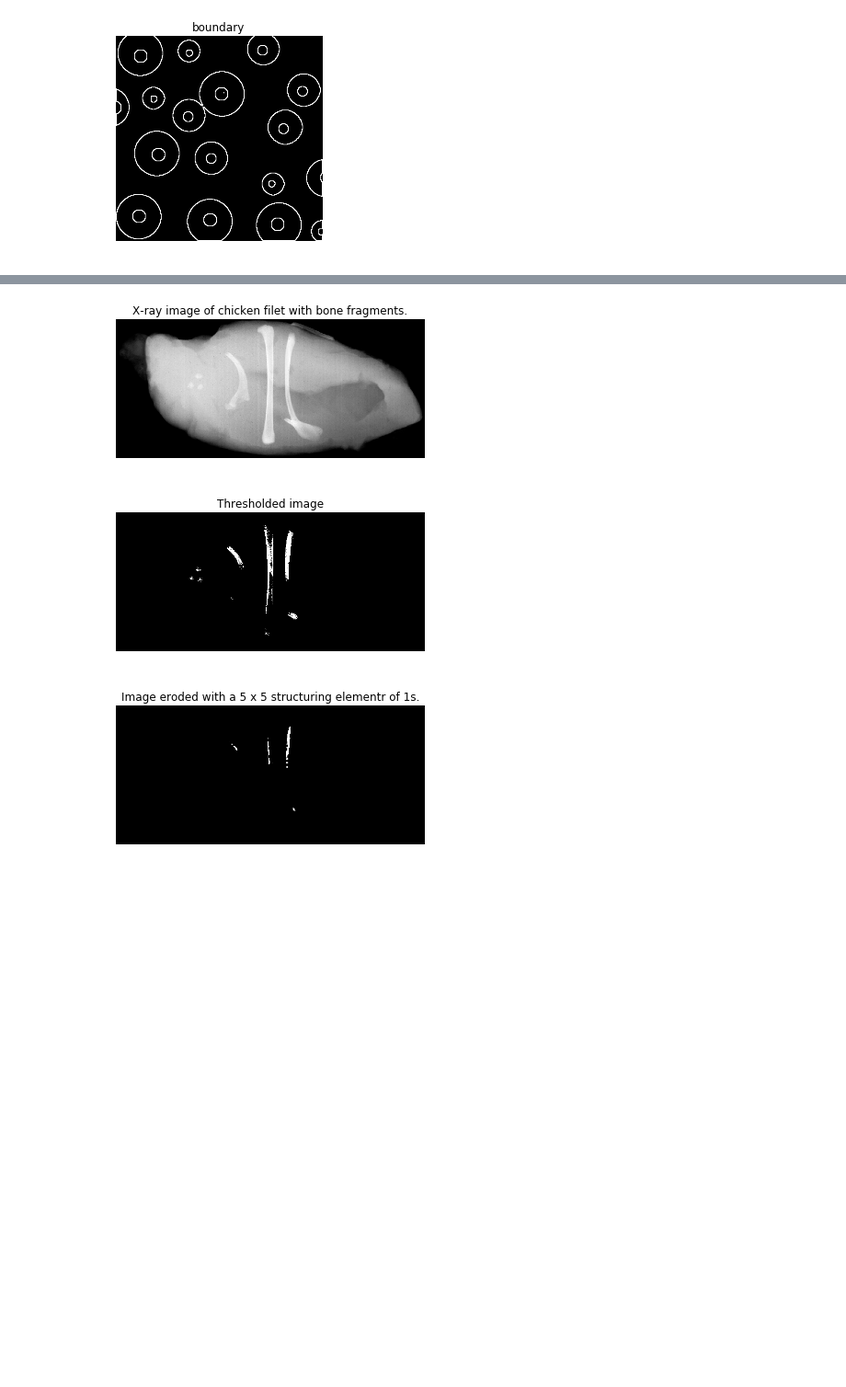
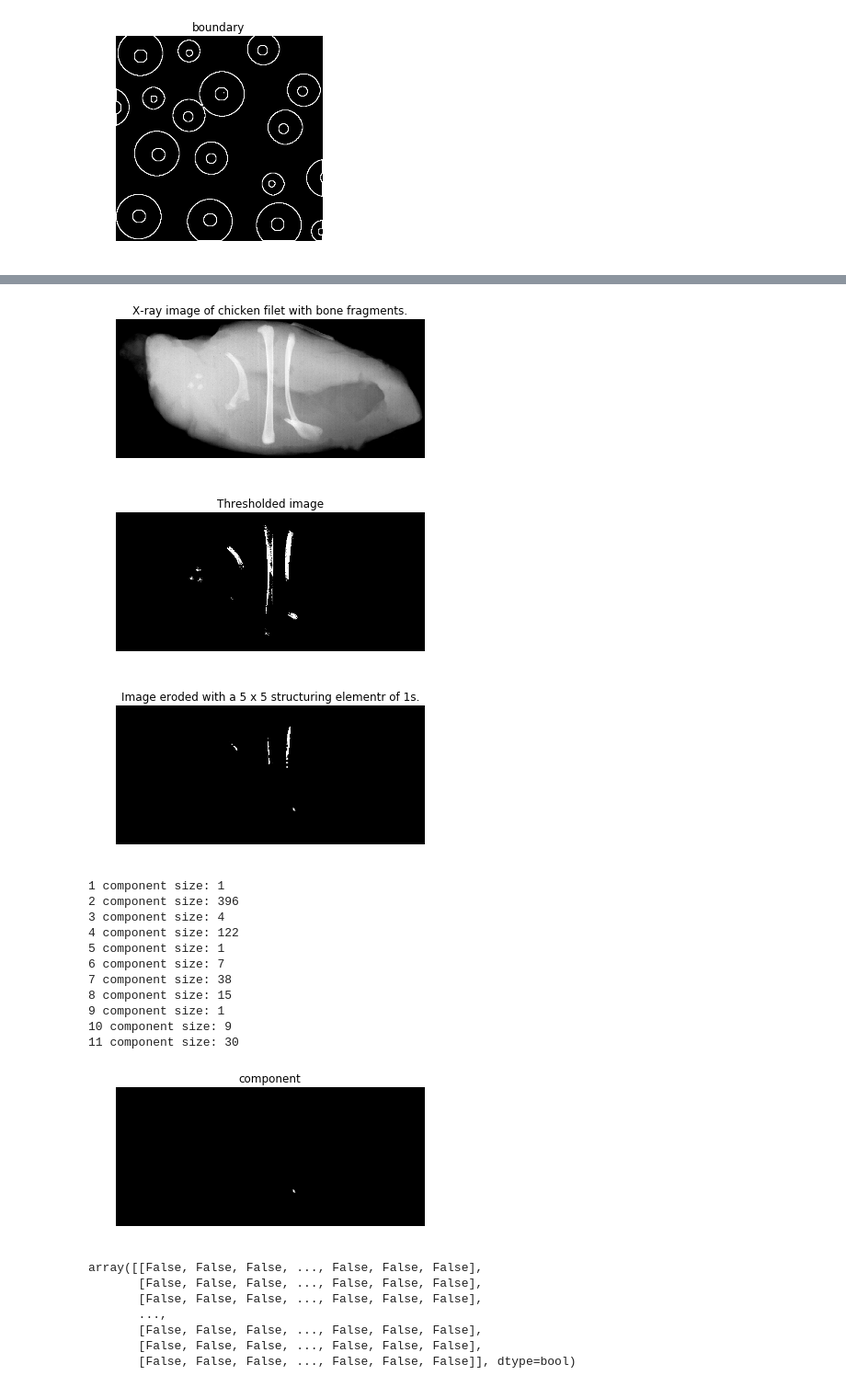
Before and after one commit to Vkomini/DIP_2015, a Jupyter notebook: Task8/Task8_FelixNeutatz.ipynb, the cells around one changed output, grey strips where cells are left out. Shown at 92% size. Saved outputs shown, nothing was run; the diff lists cells and outputs as text; code cells hidden in the pictures; blank space fills up the shorter version.

```diff
--- a/Task8/Task8_FelixNeutatz.ipynb
+++ b/Task8/Task8_FelixNeutatz.ipynb
@@ -307,20 +357,43 @@ def connected_components(img, B):
 # %%
 img_bones = 'chickenfilet_with_bones.tif'
 
 a = mpimg.imread(img_bones)
 plotGreyImage(a, "X-ray image of chicken filet with bone fragments.")
 
 segmented = apply_thresholding(a, 210)
 plotGreyImage(segmented, "Thresholded image")
 
 size = 5
 B = np.ones((size,size))
 c = convolution(segmented, partial(erosion, B = B), np.asarray(B.shape)) # eroded image
 plotGreyImage(c, "Image eroded with a 5 x 5 structuring elementr of 1s.")
+
+size = 3
+B = np.ones((size,size))
+connected_components(c, B, max_number_components = 15);
 # %% [output]
 [figure]
 [figure]
 [figure]
+1 component size: 1
+2 component size: 396
+3 component size: 4
+4 component size: 122
+5 component size: 1
+6 component size: 7
+7 component size: 38
+8 component size: 15
+9 component size: 1
+10 component size: 9
+11 component size: 30
+[figure, added]
+array([[False, False, False, ..., False, False, False],
+       [False, False, False, ..., False, False, False],
+       [False, False, False, ..., False, False, False],
+       ...,
+       [False, False, False, ..., False, False, False],
+       [False, False, False, ..., False, False, False],
+       [False, False, False, ..., False, False, False]], dtype=bool)
 # %%
 c = np.matrix ([
                            [1,1,1,1,1,0,0,0,0],
```
Also changed, not shown: parts of 15 cells of this notebook.
